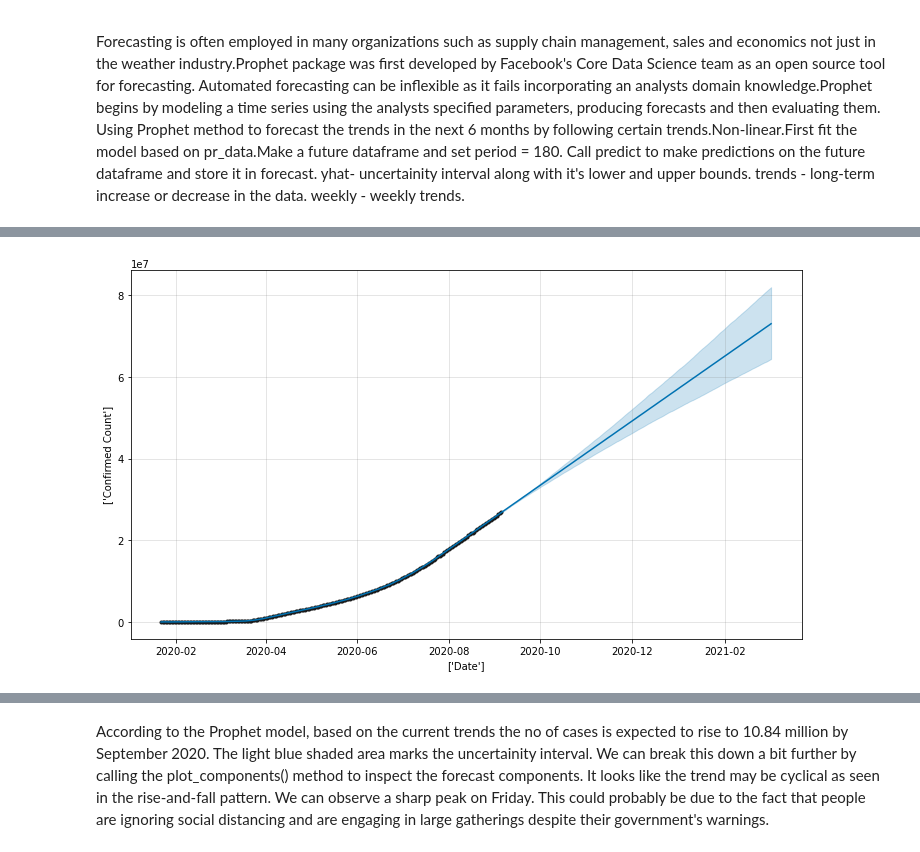
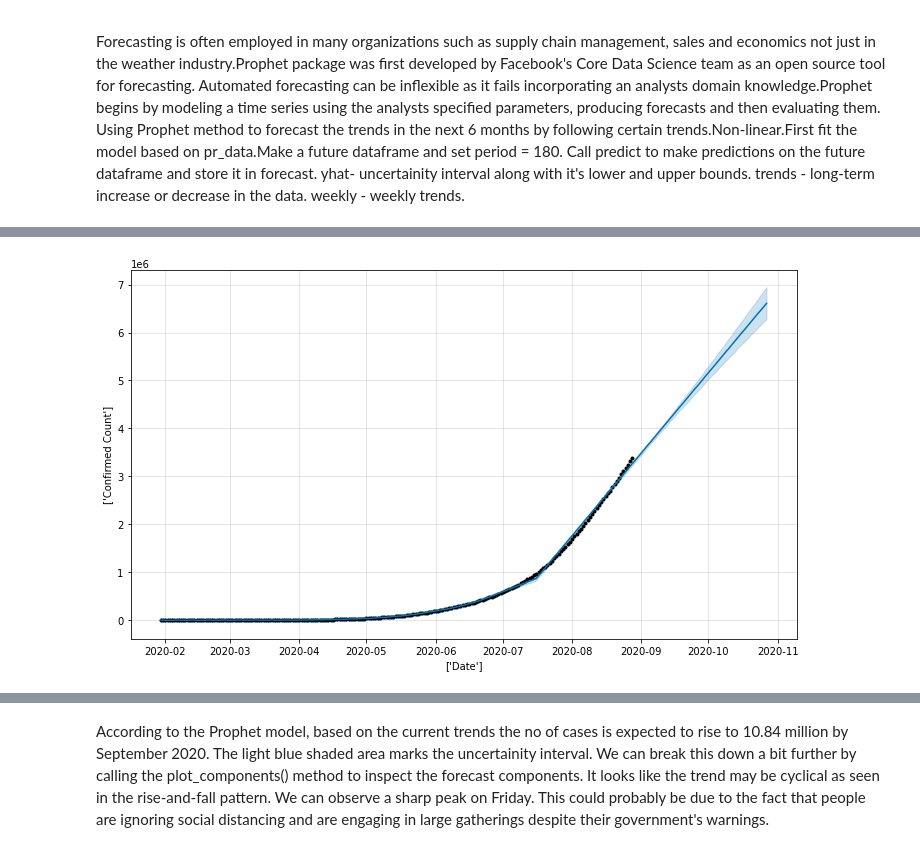
Before and after one commit to mayukh776/Disease-Forecasting-A-COVID-19-Case-Study, a Jupyter notebook: COVID_19_OUTBREAK.ipynb, the cells around one changed output, grey strips where cells are left out. Saved outputs shown, nothing was run; the diff lists cells and outputs as text; code cells hidden in the pictures.

```diff
--- a/COVID_19_OUTBREAK.ipynb
+++ b/COVID_19_OUTBREAK.ipynb
@@ -256,0 +715,4 @@ INFO:fbprophet:Disabling daily seasonality. Run prophet with daily_seasonality=T
+# %%
+prophet_df = pd.read_csv('covid_19_india.csv',parse_dates=['Date'], dayfirst=True)
+prophet_df = prophet_df[['Date','State/UnionTerritory','Cured','Deaths','Confirmed']]
+prophet_df
@@ -256,0 +733,5 @@ INFO:fbprophet:Disabling daily seasonality. Run prophet with daily_seasonality=T
+# %%
+prophet_df['Date'] = pd.to_datetime(prophet_df['Date'])
+prophet_conf_case = prophet_df.groupby(['Date'],as_index=False)['Confirmed'].sum()
+prophet_conf_case = prophet_conf_case.set_index('Date')
+prophet_conf_case.plot()
@@ -256,0 +741,7 @@ INFO:fbprophet:Disabling daily seasonality. Run prophet with daily_seasonality=T
+# %%
+prophet_conf_case = prophet_conf_case.resample('D').first().fillna(0)
+pr_data = prophet_conf_case.reset_index()
+pr_data.columns = ["ds","y"]
+train_data = pr_data[:212]
+test_data = pr_data[212:]
+train_data
@@ -256,0 +762,11 @@ INFO:fbprophet:Disabling daily seasonality. Run prophet with daily_seasonality=T
+# %%
+from fbprophet import Prophet
+from fbprophet.plot import plot_plotly, add_changepoints_to_plot
+#Prophet algorith helps to predict the time series data
+pm = Prophet()
+#training the model
+pm.fit(train_data)
+future = pm.make_future_dataframe(60)
+#predicting provided dayes
+pm_forecast = pm.predict(future)
+pm_forecast
@@ -257,10 +789,9 @@ INFO:fbprophet:Disabling daily seasonality. Run prophet with daily_seasonality=T
 # %%
-# Plot the prophet forecast with pyplot offline
 import plotly.offline as py
-fig = plot_plotly(model,forecast)
+fig = plot_plotly(pm,pm_forecast)
 py.iplot(fig)
 # Plot the prophet forecaast
-fig = model.plot(forecast,xlabel=['Date'],ylabel=['Confirmed Count'])
+fig = pm.plot(pm_forecast,xlabel=['Date'],ylabel=['Confirmed Count'])
 # %% [output]
 [interactive output not drawn]
-[figure, old version]
+[figure, new version]
```
Also changed, not shown: parts of 61 cells of this notebook, 1 other file.
